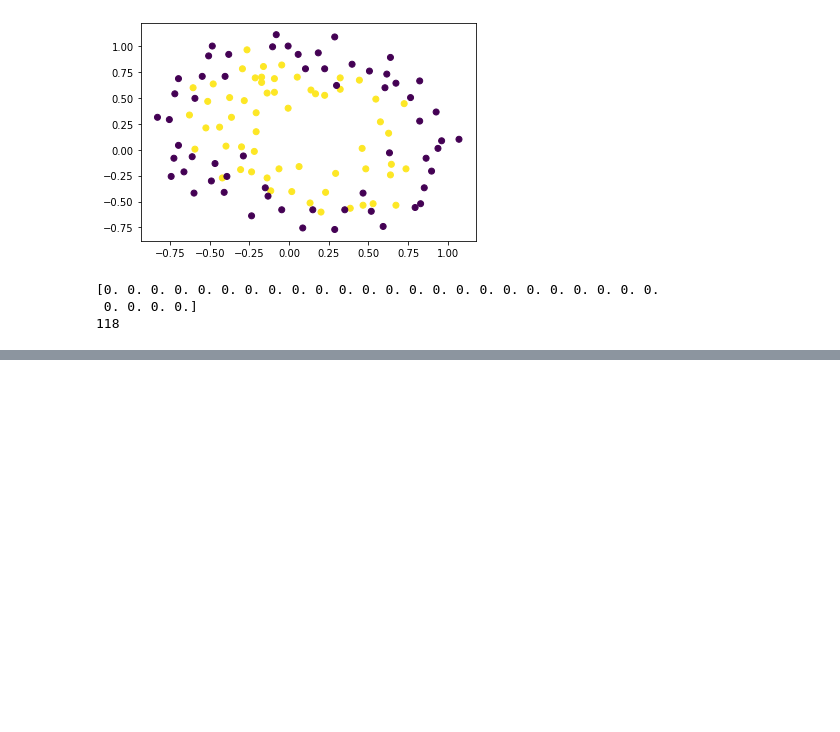
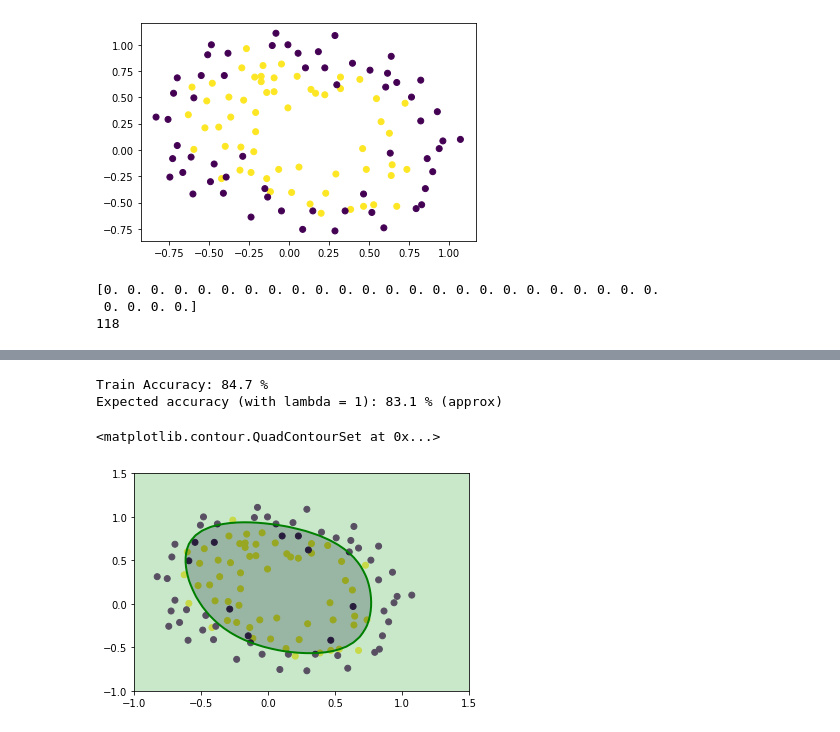
Before and after one commit to BranchManager/MatPlotLib, a Jupyter notebook: Applying_ML/Logistic_Regression/Untitled.ipynb, the cells around one changed output, grey strips where cells are left out. Saved outputs shown, nothing was run; the diff lists cells and outputs as text; code cells hidden in the pictures; blank space fills up the shorter version.

```diff
--- a/Applying_ML/Logistic_Regression/Untitled.ipynb
+++ b/Applying_ML/Logistic_Regression/Untitled.ipynb
@@ -241,0 +227,52 @@ digmoid
+# %%
+# Initialize fitting parameters
+initial_theta = np.zeros(X.shape[1])
+
+# Set regularization parameter lambda to 1 (you should vary this)
+lambda_ = 0
+
+# set options for optimize.minimize
+options= {'maxiter': 100}
+
+res = optimize.minimize(CalculateRegCost,
+                        initial_theta,
+                        (X, y, lambda_),
+                        jac=True,
+                        method='TNC',
+                        options=options)
+
+# the fun property of OptimizeResult object returns
+# the value of costFunction at optimized theta
+cost = res.fun
+
+# the optimized theta is in the x property of the result
+theta = res.x
+
+p = predict(X, theta)
+
+print('Train Accuracy: %.1f %%' % (np.mean(p == y) * 100))
+print('Expected accuracy (with lambda = 1): 83.1 % (approx)\n')
+# %% [output]
+Train Accuracy: 84.7 %
+Expected accuracy (with lambda = 1): 83.1 % (approx)
+# %%
+# Here is the grid range
+u = np.linspace(-1, 1.5, 50)
+v = np.linspace(-1, 1.5, 50)
+
+z = np.zeros((u.size, v.size))
+# Evaluate z = theta*x over the grid
+for i, ui in enumerate(u):
+    for j, vj in enumerate(v):
+        z[i, j] = np.dot(mapp_feat(ui, vj), theta)
+
+z = z.T  # important to transpose z before calling contour
+# print(z)
+
+# Plot z = 0
+pyplot.scatter(X.T[1],X.T[2],c=y)
+pyplot.contour(u, v, z, levels=[0], linewidths=2, colors='g')
+pyplot.contourf(u, v, z, levels=[np.min(z), 0, np.max(z)], cmap='Greens', alpha=0.4)
+# %% [output]
+<matplotlib.contour.QuadContourSet at 0x...>
+[figure, added]
```
Also changed, not shown: parts of 4 cells of this notebook.
